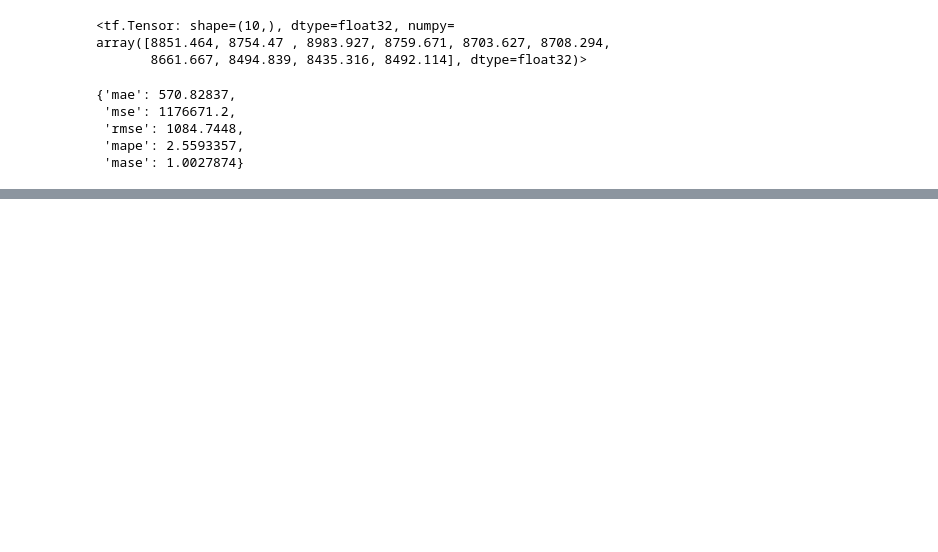
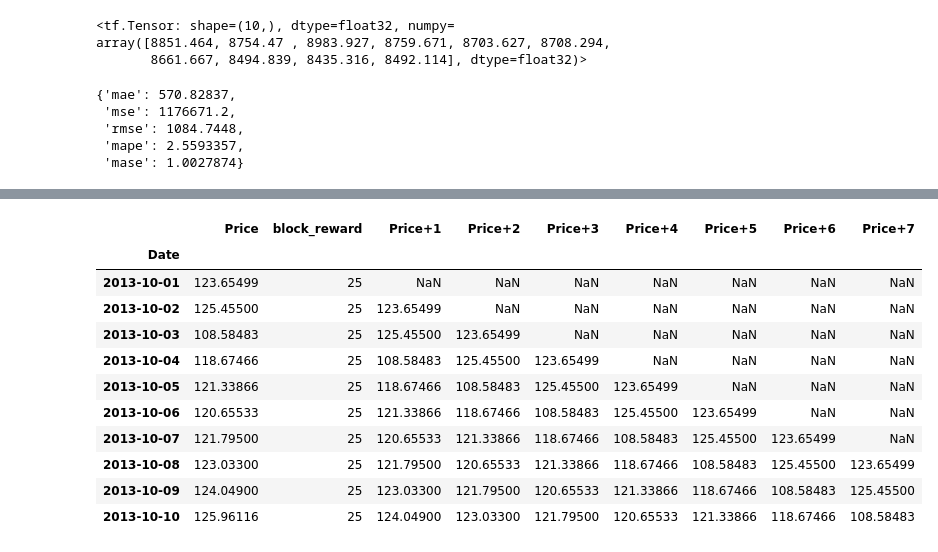
Before and after one commit to Kennedy87670/Other_Project, a Jupyter notebook: Time_series_forecating.ipynb, the cells around one changed output, grey strips where cells are left out. Saved outputs shown, nothing was run; the diff lists cells and outputs as text; code cells hidden in the pictures; blank space fills up the shorter version.

Commit message:
Block_prices

```diff
--- a/Time_series_forecating.ipynb
+++ b/Time_series_forecating.ipynb
@@ -1136,0 +1240,16 @@ model_1_results
+# %%
+# Block reward values
+block_reward_1 = 50 # 3 January 2009 (2009-01-03) - this block reward isn't in our dataset (it starts from 01 October 2013)
+block_reward_2 = 25 # 28 November 2012
+block_reward_3 = 12.5 # 9 July 2016
+block_reward_4 = 6.25 # 11 May 2020
+
+# Block reward dates (datetime form of the above date stamps)
+block_reward_2_datetime = np.datetime64("2012-11-28")
+block_reward_3_datetime = np.datetime64("2016-07-09")
+block_reward_4_datetime = np.datetime64("2020-05-11")
+# %%
+# Get date indexes for when to add in different block dates
+block_reward_2_days = (block_reward_3_datetime - bitcoin_prices.index[0]).days
+block_reward_3_days = (block_reward_4_datetime - bitcoin_prices.index[0]).days
+block_reward_2_days, block_reward_3_days
@@ -1136,0 +1258,10 @@ model_1_results
+# %%
+# Add block_reward column
+bitcoin_prices_block = bitcoin_prices.copy()
+bitcoin_prices_block["block_reward"] = None
+
+# Set values of block_reward column (it's the last column hence -1 indexing on iloc)
+bitcoin_prices_block.iloc[:block_reward_2_days, -1] = block_reward_2
+bitcoin_prices_block.iloc[block_reward_2_days:block_reward_3_days, -1] = block_reward_3
+bitcoin_prices_block.iloc[block_reward_3_days:, -1] = block_reward_4
+bitcoin_prices_block.head()
@@ -1136,0 +1276,21 @@ model_1_results
+# %%
+# Make a copy of the Bitcoin historical data with block reward feature
+bitcoin_prices_windowed = bitcoin_prices_block.copy()
+
+# Add windowed columns
+for i in range(WINDOW_SIZE): # Shift values for each step in WINDOW_SIZE
+  bitcoin_prices_windowed[f"Price+{i+1}"] = bitcoin_prices_windowed["Price"].shift(periods=i+1)
+bitcoin_prices_windowed.head(10)
+# %% [output]
+|  | Price | block_reward | Price+1 | Price+2 | Price+3 | Price+4 | Price+5 | Price+6 | Price+7 |
+| Date |  |  |  |  |  |  |  |  |  |
+| 2013-10-01 | 123.65499 | 25 | NaN | NaN | NaN | NaN | NaN | NaN | NaN |
+| 2013-10-02 | 125.45500 | 25 | 123.65499 | NaN | NaN | NaN | NaN | NaN | NaN |
+| 2013-10-03 | 108.58483 | 25 | 125.45500 | 123.65499 | NaN | NaN | NaN | NaN | NaN |
+| 2013-10-04 | 118.67466 | 25 | 108.58483 | 125.45500 | 123.65499 | NaN | NaN | NaN | NaN |
+| 2013-10-05 | 121.33866 | 25 | 118.67466 | 108.58483 | 125.45500 | 123.65499 | NaN | NaN | NaN |
+| 2013-10-06 | 120.65533 | 25 | 121.33866 | 118.67466 | 108.58483 | 125.45500 | 123.65499 | NaN | NaN |
+| 2013-10-07 | 121.79500 | 25 | 120.65533 | 121.33866 | 118.67466 | 108.58483 | 125.45500 | 123.65499 | NaN |
+| 2013-10-08 | 123.03300 | 25 | 121.79500 | 120.65533 | 121.33866 | 118.67466 | 108.58483 | 125.45500 | 123.65499 |
+| 2013-10-09 | 124.04900 | 25 | 123.03300 | 121.79500 | 120.65533 | 121.33866 | 118.67466 | 108.58483 | 125.45500 |
+| 2013-10-10 | 125.96116 | 25 | 124.04900 | 123.03300 | 121.79500 | 120.65533 | 121.33866 | 118.67466 | 108.58483 |
```
Also changed, not shown: parts of 22 cells of this notebook.
